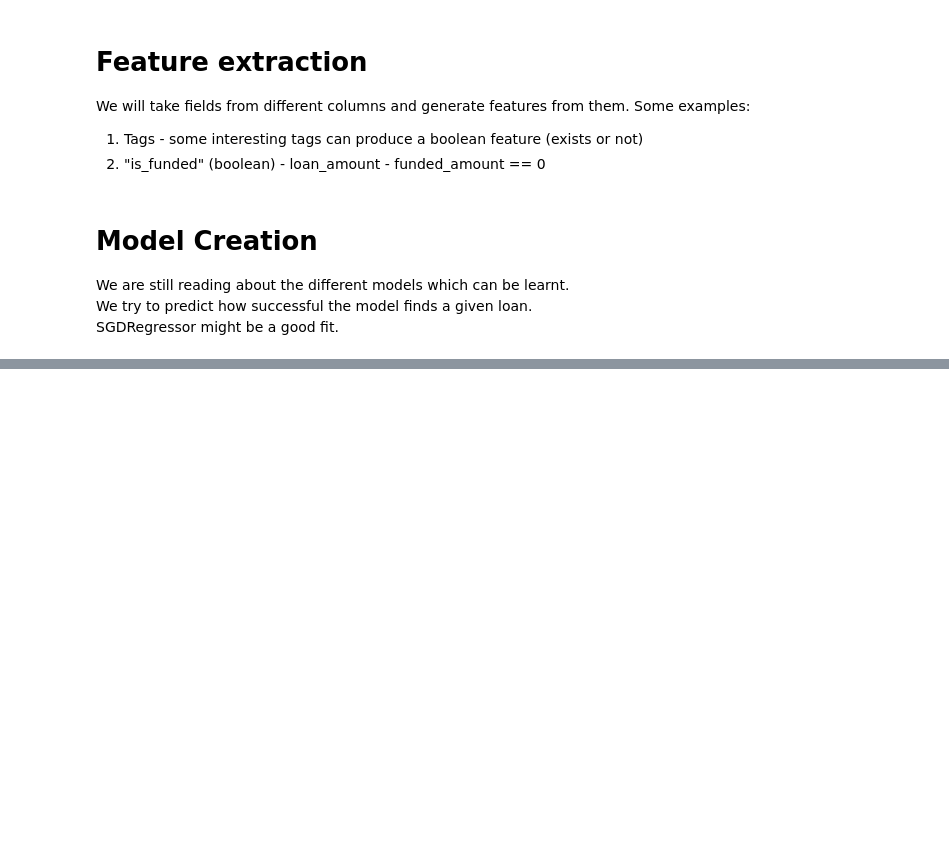
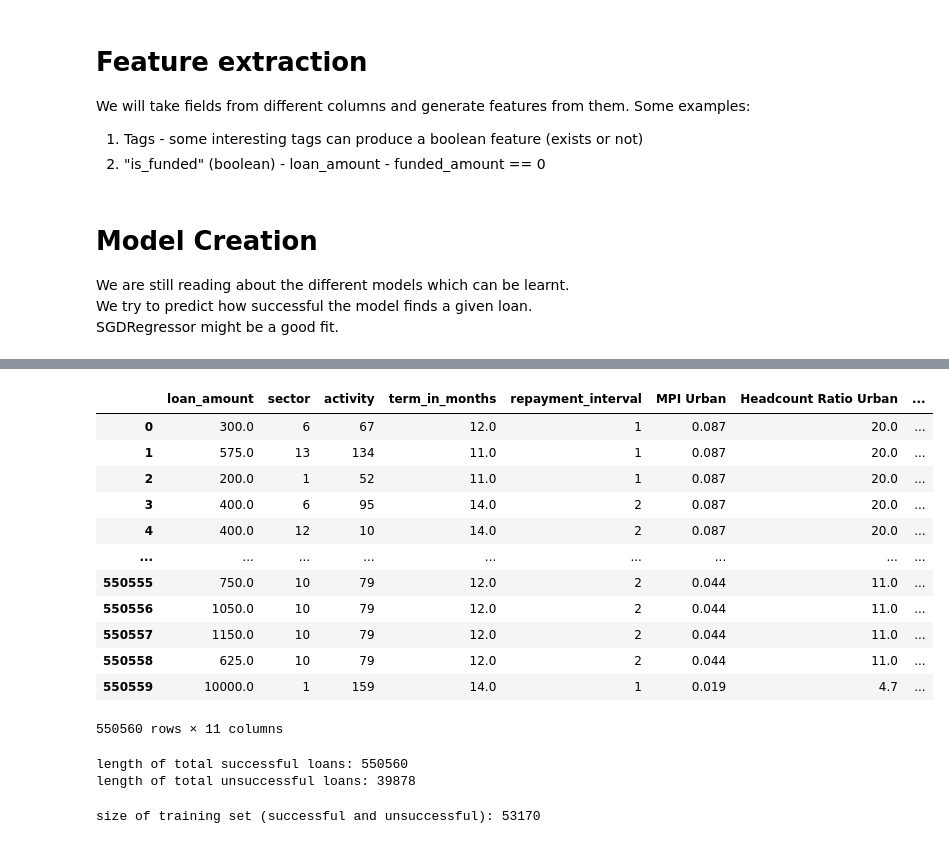
Before and after one commit to talgithub10/kiva, a Jupyter notebook: kiva.ipynb, the cells around one changed output, grey strips where cells are left out. Cells and saved outputs as stored; diff of their text form; code cells hidden in the pictures; blank space fills up the shorter version.

```diff
--- a/kiva.ipynb
+++ b/kiva.ipynb
@@ -319,0 +319,3 @@ SGDRegressor might be a good fit.
+# %%
+unsuccessful_with_mpi_df = pd.merge(unsuccessful_loans_df, mpi_country, right_on='Country', left_on='country')
+successful_with_mpi_df = pd.merge(successful_loans_df, mpi_country, right_on='Country', left_on='country')
@@ -319,0 +324,59 @@ SGDRegressor might be a good fit.
+# %%
+sector_le = LabelEncoder()
+activity_le = LabelEncoder()
+pay_int_le = LabelEncoder()
+# %%
+undf = unsuccessful_with_mpi_df.loc[:, ['loan_amount', 'sector', 'activity', 'term_in_months', 'repayment_interval', 'MPI Urban', 'Headcount Ratio Urban', 'Intensity of Deprivation Urban', 'MPI Rural', 'Headcount Ratio Rural',
+       'Intensity of Deprivation Rural']]
+sector_le.fit(undf['sector'].unique())
+activity_le.fit(undf['activity'].unique())
+pay_int_le.fit(undf['repayment_interval'])
+undf['sector'] = sector_le.transform(undf['sector'])
+undf['activity'] = activity_le.transform(undf['activity'])
+undf['repayment_interval'] = pay_int_le.transform(undf['repayment_interval'])
+# %%
+sudf = successful_with_mpi_df.loc[:, ['loan_amount', 'sector', 'activity', 'term_in_months', 'repayment_interval', 'MPI Urban', 'Headcount Ratio Urban', 'Intensity of Deprivation Urban', 'MPI Rural', 'Headcount Ratio Rural',
+       'Intensity of Deprivation Rural']]
+sector_le.fit(sudf['sector'].unique())
+activity_le.fit(sudf['activity'].unique())
+pay_int_le.fit(sudf['repayment_interval'])
+sudf['sector'] = sector_le.transform(sudf['sector'])
+sudf['activity'] = activity_le.transform(sudf['activity'])
+sudf['repayment_interval'] = pay_int_le.transform(sudf['repayment_interval'])
+# %%
+sudf
+# %% [output]
+|  | loan_amount | sector | activity | term_in_months | repayment_interval | MPI Urban | Headcount Ratio Urban | ... |
+| 0 | 300.0 | 6 | 67 | 12.0 | 1 | 0.087 | 20.0 | ... |
+| 1 | 575.0 | 13 | 134 | 11.0 | 1 | 0.087 | 20.0 | ... |
+| 2 | 200.0 | 1 | 52 | 11.0 | 1 | 0.087 | 20.0 | ... |
+| 3 | 400.0 | 6 | 95 | 14.0 | 2 | 0.087 | 20.0 | ... |
+| 4 | 400.0 | 12 | 10 | 14.0 | 2 | 0.087 | 20.0 | ... |
+| ... | ... | ... | ... | ... | ... | ... | ... | ... |
+| 550555 | 750.0 | 10 | 79 | 12.0 | 2 | 0.044 | 11.0 | ... |
+| 550556 | 1050.0 | 10 | 79 | 12.0 | 2 | 0.044 | 11.0 | ... |
+| 550557 | 1150.0 | 10 | 79 | 12.0 | 2 | 0.044 | 11.0 | ... |
+| 550558 | 625.0 | 10 | 79 | 12.0 | 2 | 0.044 | 11.0 | ... |
+| 550559 | 10000.0 | 1 | 159 | 14.0 | 1 | 0.019 | 4.7 | ... |
+550560 rows × 11 columns
+# %%
+# randomize sudf since we will not be taking all the data
+# randomize undf to avoid biases in training/test sets
+sudf = sudf.sample(frac=1).reset_index(drop=True)
+undf = undf.sample(frac=1).reset_index(drop=True)
+print(f'length of total successful loans: {len(sudf)}')
+print(f'length of total unsuccessful loans: {len(undf)}')
+# %% [output]
+length of total successful loans: 550560
+length of total unsuccessful loans: 39878
+# %%
+# take only 2/3 of the data for training (based on undf size, since undf is 39,878 and sudf is 550,560)
+count = int(len(undf) * 2 / 3)
+print(f'size of training set (successful and unsuccessful): {count*2}')
+Y = []
+Y.extend(np.zeros(count)) # for unsuccessful loans - undf
+Y.extend(np.ones(count)) # for successful loans - sudf
+Y = np.array(Y)
+X = pd.concat([undf[:count], sudf[:count]], ignore_index=True)
+# %% [output]
+size of training set (successful and unsuccessful): 53170
```
Also changed, not shown: parts of 14 cells of this notebook.
